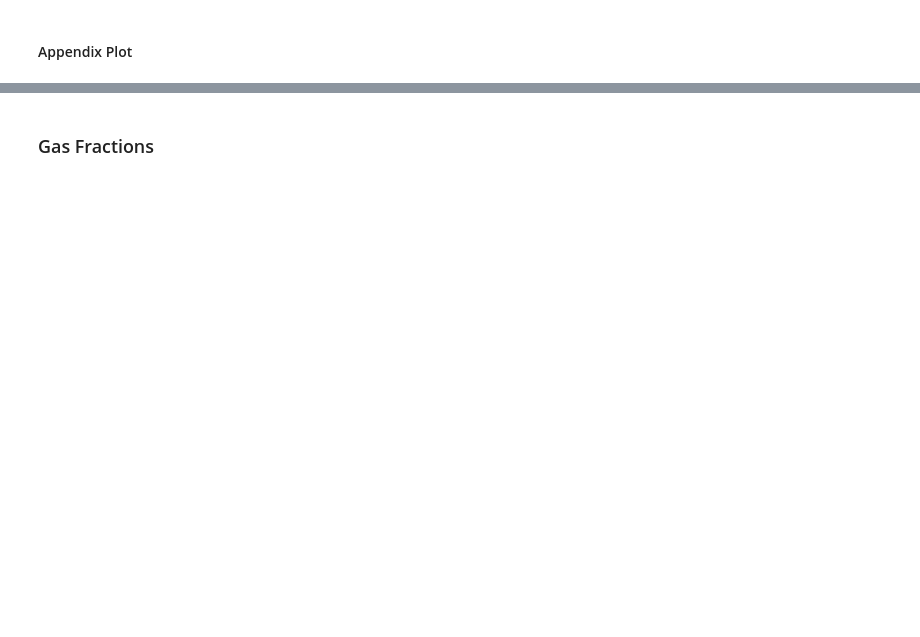
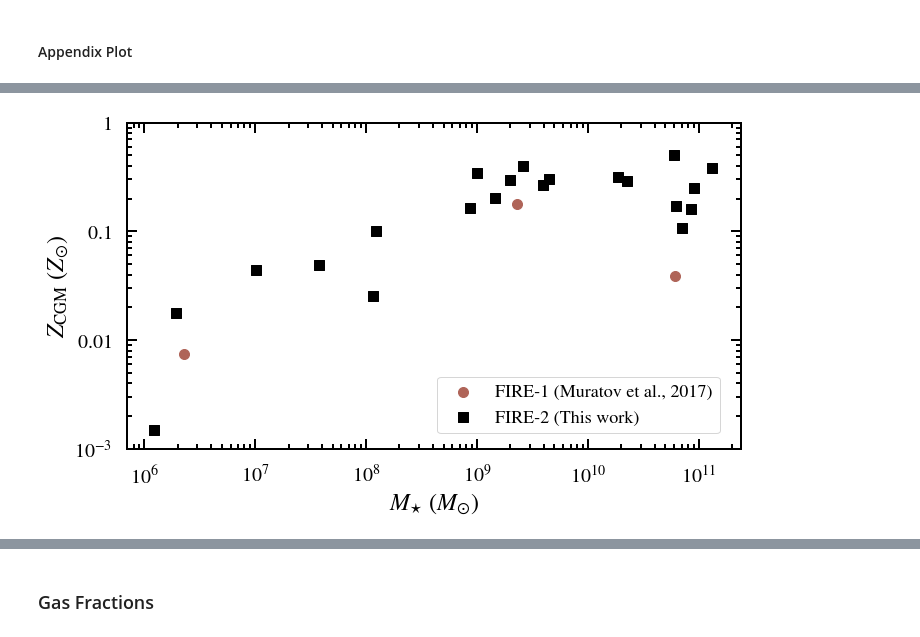
Before and after one commit to zhafen/CGM_origin_analysis, a Jupyter notebook: multi_sim_analysis/mass_budget.ipynb, the cells around one changed output, grey strips where cells are left out. Saved outputs shown, nothing was run; the diff lists cells and outputs as text; code cells hidden in the pictures; blank space fills up the shorter version.

Commit message:
Added metallicity plot.

```diff
--- a/multi_sim_analysis/mass_budget.ipynb
+++ b/multi_sim_analysis/mass_budget.ipynb
@@ -1011,3 +1027,76 @@ if snum == 600:
+# %%
+if snum == 600:
+
+    fig = plt.figure( figsize=(11,6) )
+    ax = plt.gca()
+
+    # FIRE-1 metallicities
+    m_star_f1 = [ 2.3e6, 2.3e9, 6.1e10 ]
+    met_cgm_f1 = np.array( [ 5e-3, 0.12, 2.6e-2 ] ) * 0.02 / 0.0134
+    ax.scatter(
+        m_star_f1,
+        met_cgm_f1,
+        color = palettable.cartocolors.qualitative.Antique_3.mpl_colors[-1],
+        s = 100,
+        label = 'FIRE-1 (Muratov et al., 2017)',
+    )
+
+    # FIRE-2 metallicities
+    m_star_f2 = all_results['M']['stars']['m_gal'].array()
+    met_cgm_f2 = (
+        all_results['enriched_metal_mass']['gas']['m_cgm'] /
+        all_results['M']['gas']['m_cgm']
+    ).array() / 0.0134
+    ax.scatter(
+        m_star_f2,
+        met_cgm_f2,
+        color = 'k',
+        s = 100,
+        marker = 's',
+        label = 'FIRE-2 (This work)',
+    )
+
+    ax.set_xlabel( r'$M_{\star}$ ($M_{\odot}$)', fontsize=24 )
+    ax.set_ylabel( r'$Z_{\rm CGM}$ ($Z_{\odot}$)', fontsize=24 )
+
+    ax.set_xscale( 'log' )
+    ax.set_yscale( 'log' )
+
+    # Use better log formatter
+    log_ticker = matplotlib.ticker.FuncFormatter( generic_plotting.custom_log_formatter )
+    ax.yaxis.set_major_formatter( log_ticker )
+#     ax.yaxis.set_minor_formatter( log_ticker )
+
+
+    # Ranges
+    ax.set_xlim( 7e5, 2.4e11 )
+    ax.set_ylim( 1e-3, 1 )
+
+
+    # Fidget with parameters
+    ax.tick_params( right=True, top=True, which='both', direction='in', zorder=1000, pad=15 )
+
+    ax.legend(
+        prop = {'size': 18},
+        loc = 'lower right',
+        bbox_to_anchor = ( 0.98, 0.02 ),
+    )
+
+    save_file = 'm_budget_snum{}.pdf'.format( snum, )
+
+#     if save_file_tag == '' or save_in_figure_dir:
+    out_dir = file_manager.get_project_figure_dir()
+#     else:
+#         out_dir = file_manager.project_parameters['extras_dir']
+
+    generic_plotting.save_fig(
+        out_dir = out_dir,
+        save_file = save_file,
+        fig = fig,
+    #         resolution = 100,
+    )
+# %% [output]
+[figure, added]
 # %%
 fig = plt.figure( figsize=(11,6) )
 ax = plt.gca()
```
Also changed, not shown: parts of 90 cells of this notebook, 4 other files.
